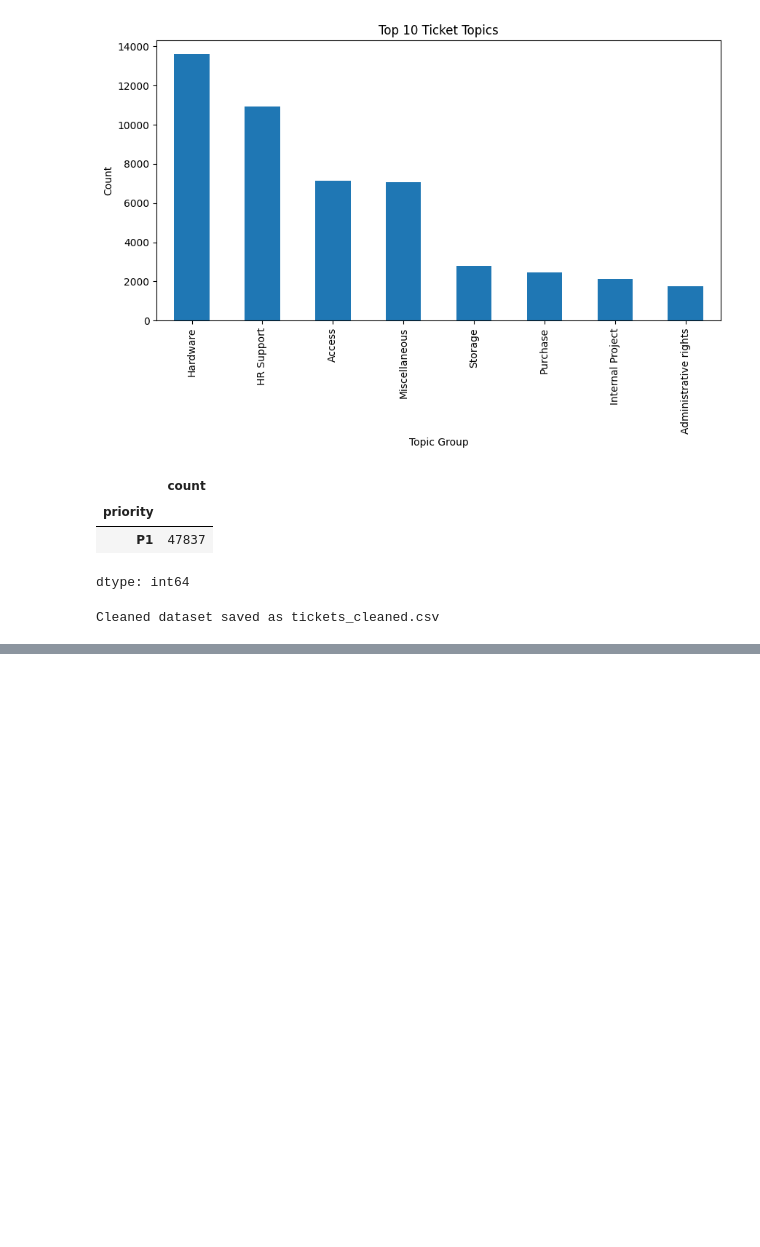
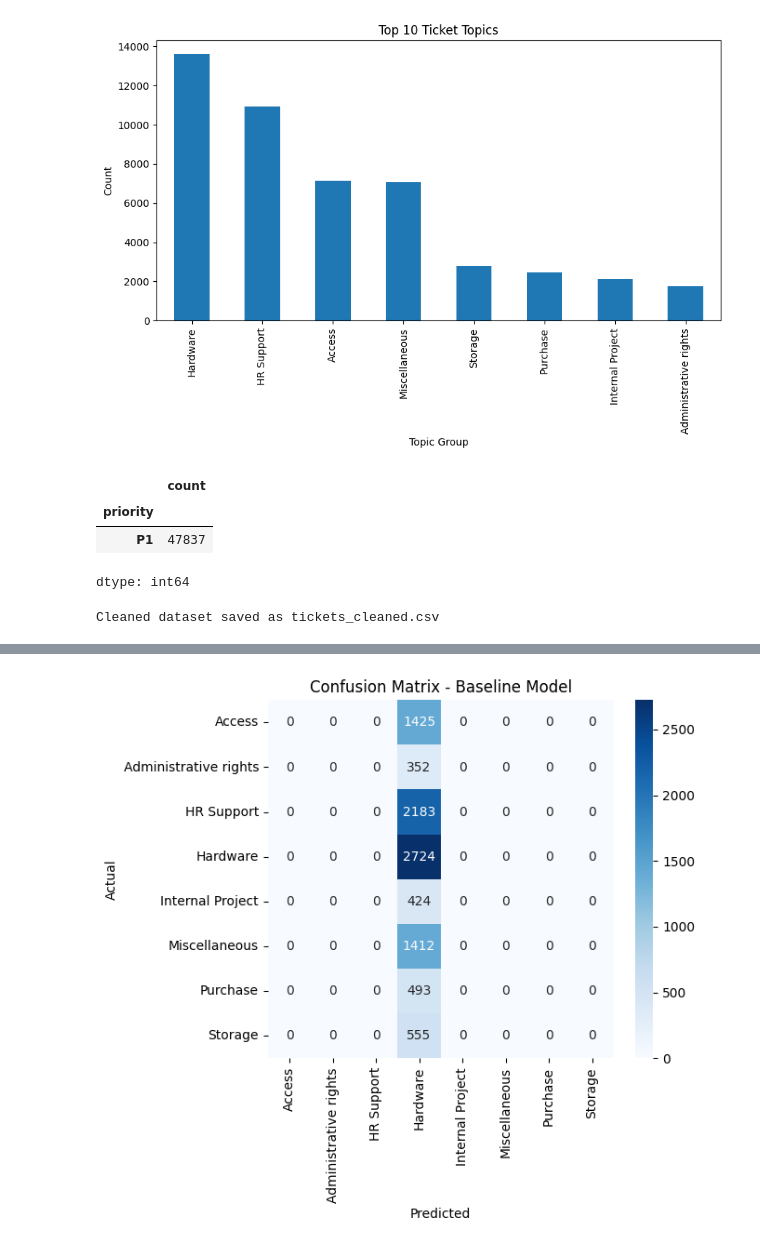
Before and after one commit to SamudralaAjaykumarrr/An-AI-powered-ITSM-ticket-intelligence-system-inspired-by-ServiceNow, a Jupyter notebook: nowassist_lite_experimentation_ipynb.ipynb, the cells around one changed output, grey strips where cells are left out. Cells and saved outputs as stored; diff of their text form; code cells hidden in the pictures; blank space fills up the shorter version.

```diff
--- a/nowassist_lite_experimentation_ipynb.ipynb
+++ b/nowassist_lite_experimentation_ipynb.ipynb
@@ -202,0 +207,93 @@ Cleaned dataset saved as tickets_cleaned.csv
+# %%
+# ==========================
+# DAY 2: TF-IDF + Baseline Classification
+# ==========================
+
+import pandas as pd
+import numpy as np
+import re
+import matplotlib.pyplot as plt
+import seaborn as sns
+
+from sklearn.model_selection import train_test_split
+from sklearn.feature_extraction.text import TfidfVectorizer
+from sklearn.linear_model import LogisticRegression
+from sklearn.metrics import classification_report, confusion_matrix
+
+# --------------------------
+# Step 1: Load cleaned dataset
+# --------------------------
+try:
+    df = pd.read_csv("tickets_cleaned.csv")
+    print("Cleaned dataset loaded successfully.")
+except:
+    # Fallback: recreate synthetic ticket_text if missing
+    print("tickets_cleaned.csv not found. Using Day 1 synthetic ticket setup.")
+    df = pd.read_csv("all_tickets_processed_improved_v3.csv")
+    np.random.seed(42)
+    df['ticket_text'] = [f"User reports issue with system {i}, urgent action required" for i in range(len(df))]
+    df['clean_text'] = df['ticket_text'].apply(lambda x: re.sub(r'\n|[^a-zA-Z0-9\s]', ' ', x.lower()).strip())
+
+# --------------------------
+# Step 2: Detect label column
+# --------------------------
+# Topic_group column for classification
+if 'Topic_group' not in df.columns:
+    # Create a dummy topic group if missing
+    df['Topic_group'] = np.random.choice(['Hardware', 'Software', 'Network', 'Other'], size=len(df))
+    print("Synthetic Topic_group column created.")
+
+# --------------------------
+# Step 3: Prepare data
+# --------------------------
+X = df['clean_text']
+y = df['Topic_group']
+
+# Split dataset into train/test
+X_train, X_test, y_train, y_test = train_test_split(X, y, test_size=0.2, random_state=42, stratify=y)
+
+# --------------------------
+# Step 4: TF-IDF Vectorization
+# --------------------------
+vectorizer = TfidfVectorizer(max_features=5000)  # keep it light
+X_train_tfidf = vectorizer.fit_transform(X_train)
+X_test_tfidf = vectorizer.transform(X_test)
+
+print(f"TF-IDF feature matrix shape: {X_train_tfidf.shape}")
+
+# --------------------------
+# Step 5: Baseline Model Training
+# --------------------------
+model = LogisticRegression(max_iter=1000)
+model.fit(X_train_tfidf, y_train)
+
+# --------------------------
+# Step 6: Predictions & Evaluation
+# --------------------------
+y_pred = model.predict(X_test_tfidf)
+
+print("Classification Report:")
+print(classification_report(y_test, y_pred))
+
+# Confusion Matrix (optional visualization)
+cm = confusion_matrix(y_test, y_pred)
+plt.figure(figsize=(6,5))
+sns.heatmap(cm, annot=True, fmt='d', cmap='Blues', xticklabels=np.unique(y), yticklabels=np.unique(y))
+plt.xlabel('Predicted')
+plt.ylabel('Actual')
+plt.title('Confusion Matrix - Baseline Model')
+plt.show()
+
+# --------------------------
+# Step 7: Save Model & Vectorizer
+# --------------------------
+import pickle
+
+with open("tfidf_vectorizer.pkl", "wb") as f:
+    pickle.dump(vectorizer, f)
+
+with open("baseline_logistic_model.pkl", "wb") as f:
+    pickle.dump(model, f)
+
+print("TF-IDF vectorizer and baseline model saved successfully.")
+# %% [output]
@@ -202,0 +317 @@ Cleaned dataset saved as tickets_cleaned.csv
+[figure, added]
```
Also changed, not shown: parts of 9 cells of this notebook.
